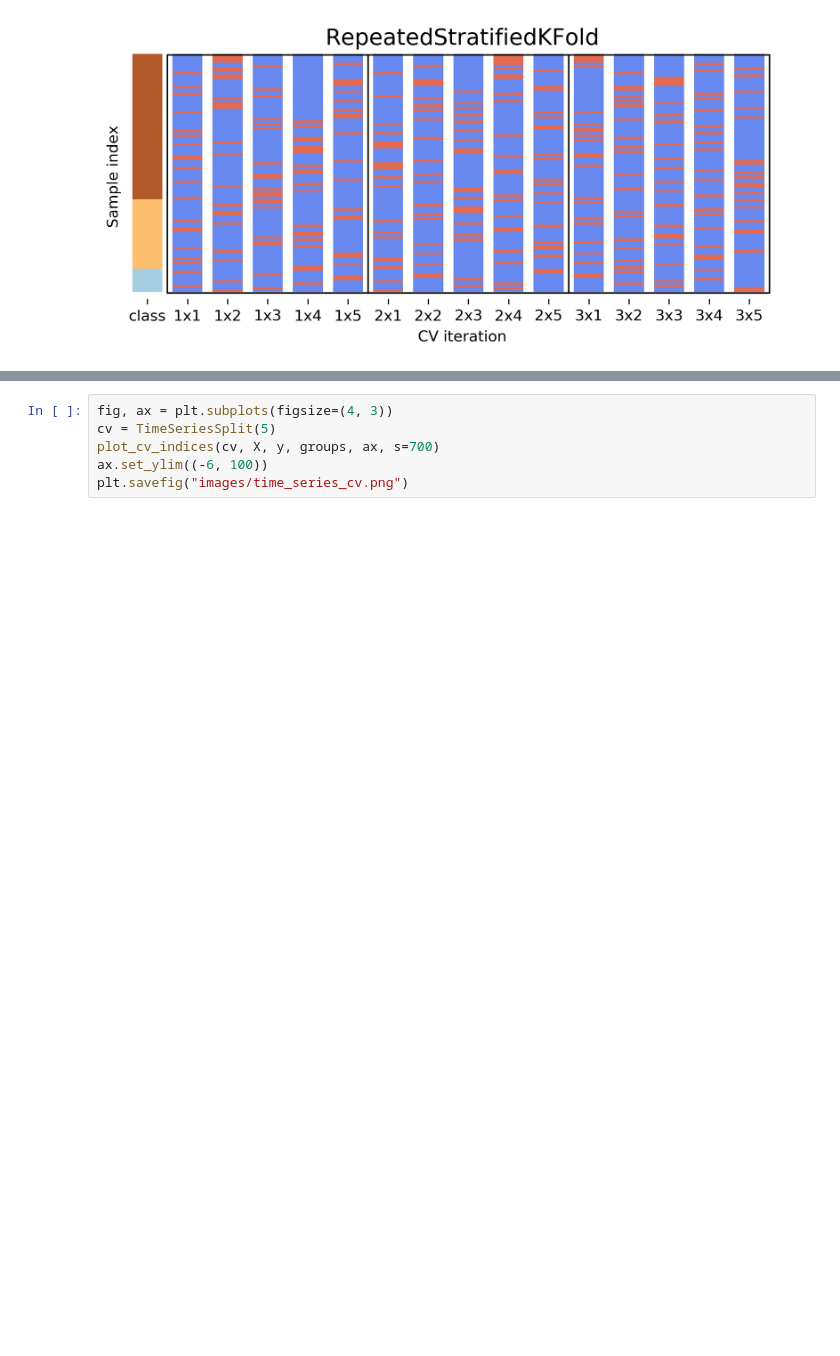
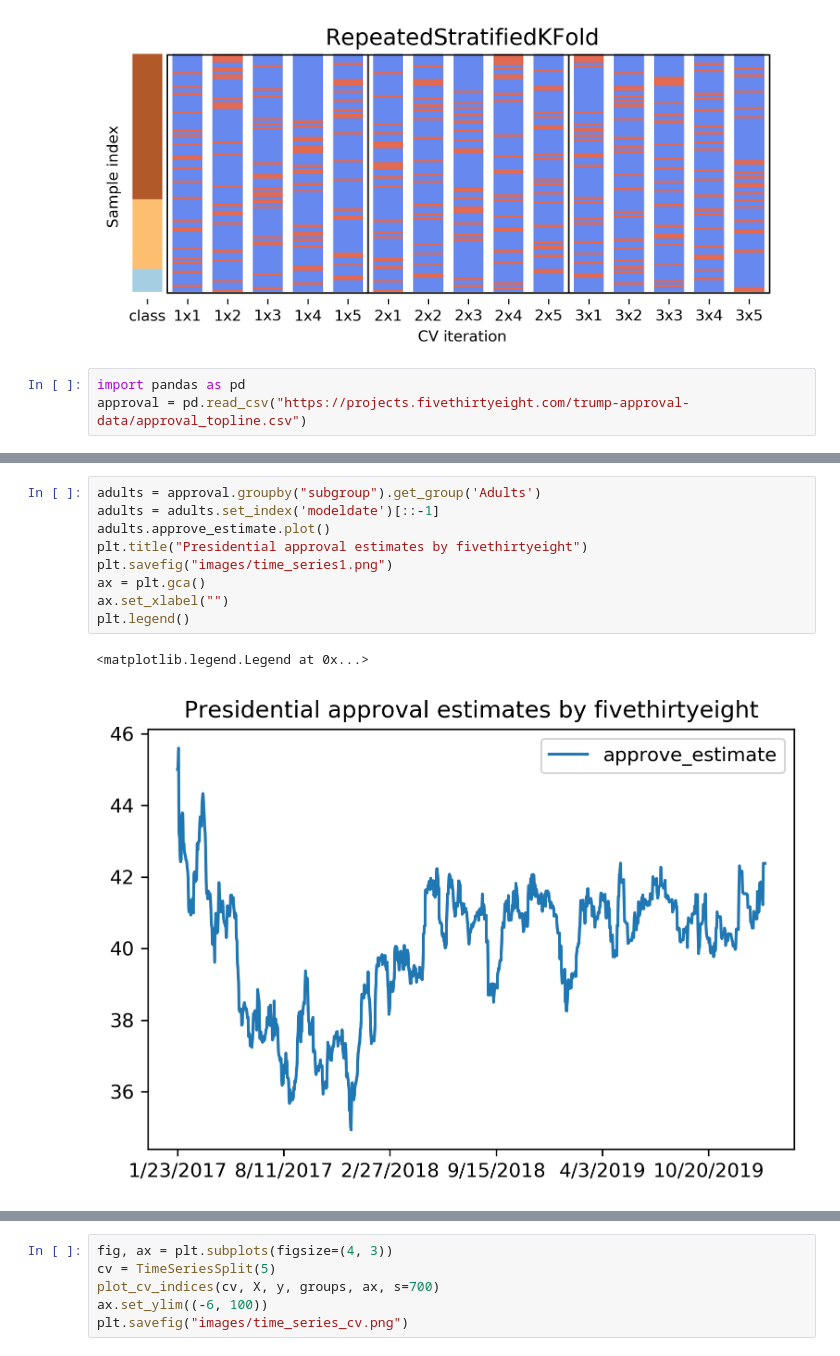
Before and after one commit to amueller/COMS4995-s20, a Jupyter notebook: slides/aml-03-supervised-learning/aml-04-supervised-learning.ipynb, the cells around one changed output, grey strips where cells are left out. Saved outputs shown, nothing was run; the diff lists cells and outputs as text; blank space fills up the shorter version.

Commit message:
add example of time series cross validation

```diff
--- a/slides/aml-03-supervised-learning/aml-04-supervised-learning.ipynb
+++ b/slides/aml-03-supervised-learning/aml-04-supervised-learning.ipynb
@@ -453,3 +453,6 @@ for i in range(3):
 plt.savefig("images/repeated_stratified_kfold.png")
 # %% [output]
 [figure]
+# %%
+import pandas as pd
+approval = pd.read_csv("https://projects.fivethirtyeight.com/trump-approval-data/approval_topline.csv")
@@ -455,0 +482,12 @@ plt.savefig("images/repeated_stratified_kfold.png")
+# %%
+adults = approval.groupby("subgroup").get_group('Adults')
+adults = adults.set_index('modeldate')[::-1]
+adults.approve_estimate.plot()
+plt.title("Presidential approval estimates by fivethirtyeight")
+plt.savefig("images/time_series1.png")
+ax = plt.gca()
+ax.set_xlabel("")
+plt.legend()
+# %% [output]
+<matplotlib.legend.Legend at 0x...>
+[figure, added]
```
Also changed, not shown: parts of 5 cells of this notebook, 4 other files.
